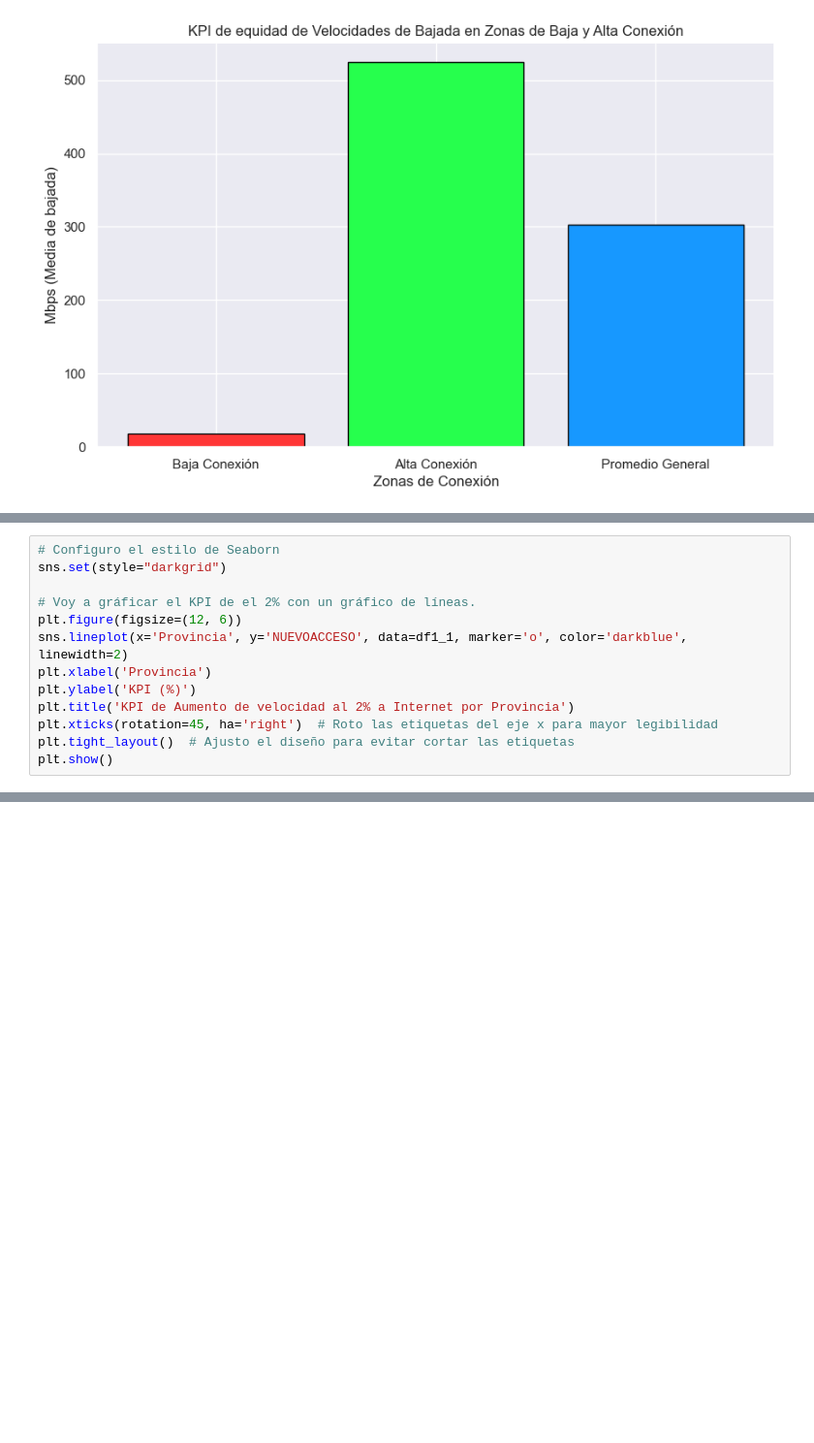
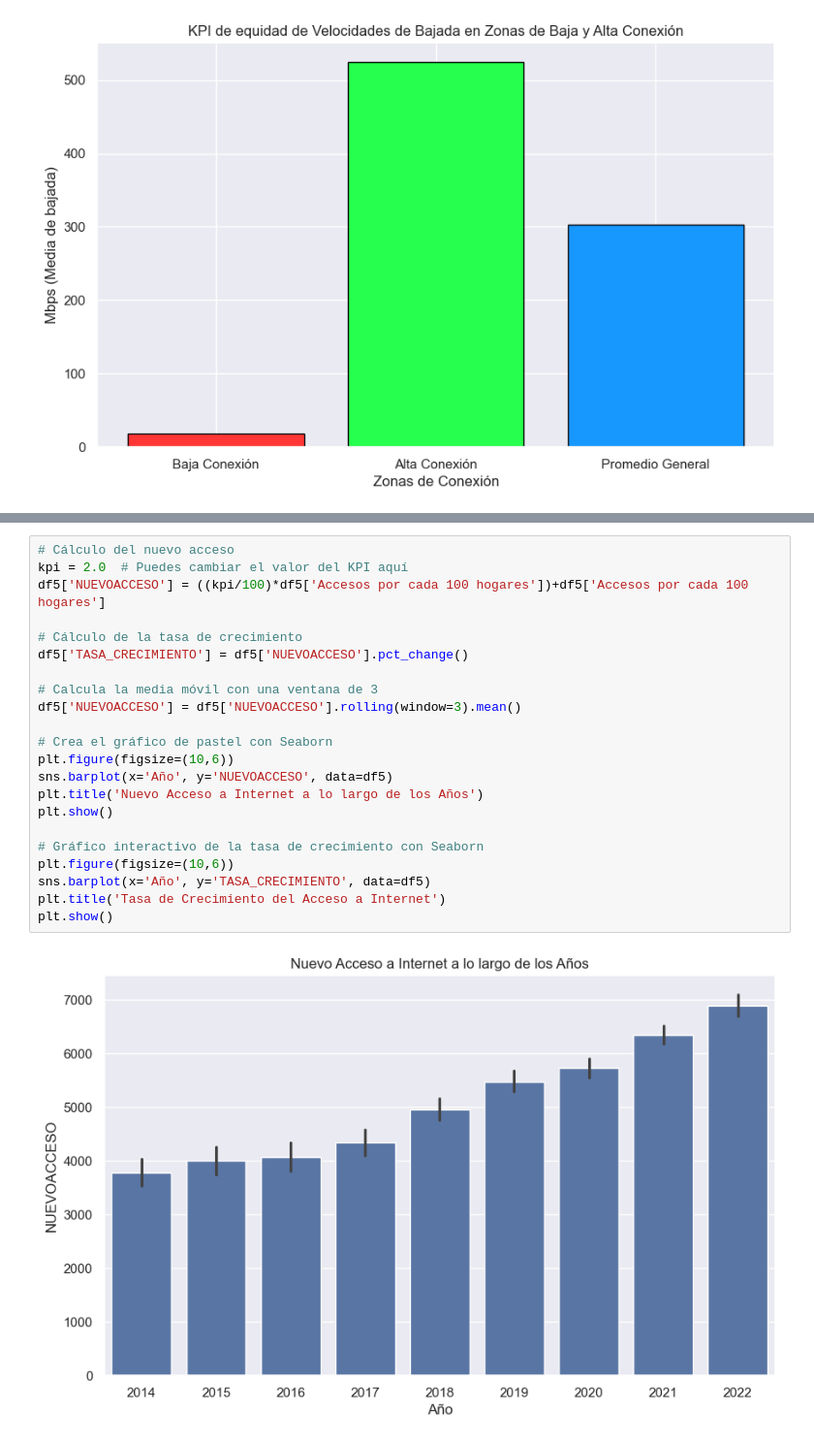
Before and after one commit to Chinaskidev/VecinoNet_Proyecto, a Jupyter notebook: tele_ENACOM_EDA.ipynb, the cells around one changed output, grey strips where cells are left out. Shown at 97% size. Cells and saved outputs as stored; diff of their text form; blank space fills up the shorter version.

```diff
--- a/tele_ENACOM_EDA.ipynb
+++ b/tele_ENACOM_EDA.ipynb
@@ -910,13 +877,0 @@ plt.show()
-# %%
-# Configuro el estilo de Seaborn
-sns.set(style="darkgrid")
-
-# Voy a gráficar el KPI de el 2% con un gráfico de líneas.
-plt.figure(figsize=(12, 6))
-sns.lineplot(x='Provincia', y='NUEVOACCESO', data=df1_1, marker='o', color='darkblue', linewidth=2)
-plt.xlabel('Provincia')
-plt.ylabel('KPI (%)')
-plt.title('KPI de Aumento de velocidad al 2% a Internet por Provincia')
-plt.xticks(rotation=45, ha='right')  # Roto las etiquetas del eje x para mayor legibilidad
-plt.tight_layout()  # Ajusto el diseño para evitar cortar las etiquetas
-plt.show()
@@ -932,0 +882,24 @@ La conjunción de ambos gráficos ofrece una visión integral del panorama del a
+# %%
+# Cálculo del nuevo acceso
+kpi = 2.0  # Puedes cambiar el valor del KPI aquí
+df5['NUEVOACCESO'] = ((kpi/100)*df5['Accesos por cada 100 hogares'])+df5['Accesos por cada 100 hogares']
+
+# Cálculo de la tasa de crecimiento
+df5['TASA_CRECIMIENTO'] = df5['NUEVOACCESO'].pct_change()
+
+# Calcula la media móvil con una ventana de 3
+df5['NUEVOACCESO'] = df5['NUEVOACCESO'].rolling(window=3).mean()
+
+# Crea el gráfico de pastel con Seaborn
+plt.figure(figsize=(10,6))
+sns.barplot(x='Año', y='NUEVOACCESO', data=df5)
+plt.title('Nuevo Acceso a Internet a lo largo de los Años')
+plt.show()
+
+# Gráfico interactivo de la tasa de crecimiento con Seaborn
+plt.figure(figsize=(10,6))
+sns.barplot(x='Año', y='TASA_CRECIMIENTO', data=df5)
+plt.title('Tasa de Crecimiento del Acceso a Internet')
+plt.show()
+# %% [output]
+[figure, added]
```
Also changed, not shown: parts of 12 cells of this notebook.
